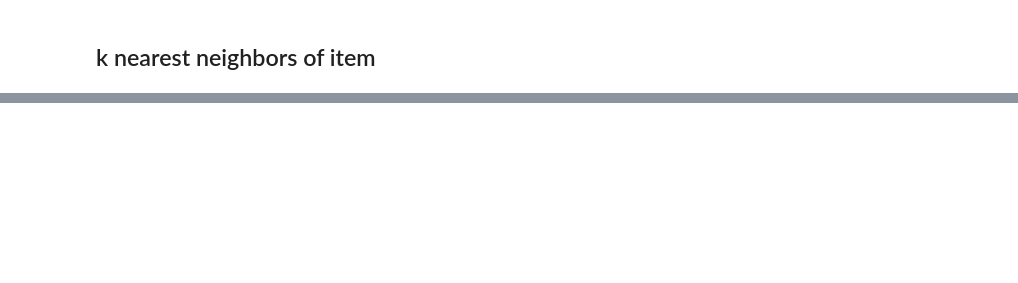
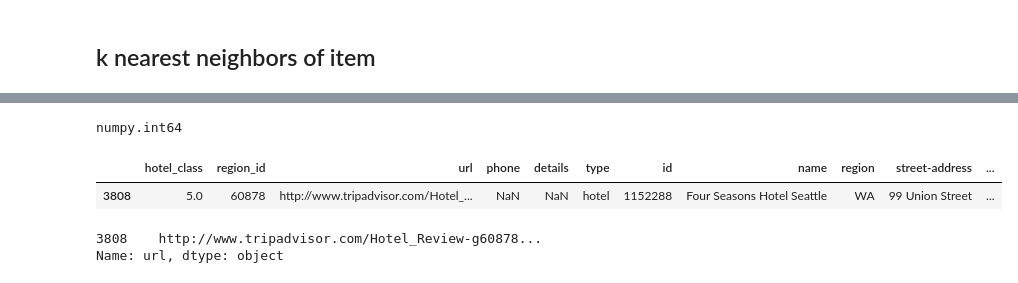
Before and after one commit to albasitdikova/Hotel_recommender_system, a Jupyter notebook: Recommendation_system.ipynb, the cells around one changed output, grey strips where cells are left out. Cells and saved outputs as stored; diff of their text form; code cells hidden in the pictures; blank space fills up the shorter version.

Commit message:
added KNN for new users

```diff
--- a/Recommendation_system.ipynb
+++ b/Recommendation_system.ipynb
@@ -712,0 +992,18 @@ Index(['8C0B42FF3C0FA366A21CFD785302A032', '93338', '5'], dtype='object')
+# %%
+df_offering = pd.read_csv('/Users/albinasitdikova/Project_5/df_offering.csv')
+# %%
+type(df_offering.id[0])
+# %% [output]
+numpy.int64
+# %%
+df_offering['id'] = df_offering['id'].astype(str)
+# %%
+df_offering[df_offering.id == '1152288']
+# %% [output]
+|  | hotel_class | region_id | url | phone | details | type | id | name | region | street-address | ... |
+| 3808 | 5.0 | 60878 | http://www.tripadvisor.com/Hotel_... | NaN | NaN | hotel | 1152288 | Four Seasons Hotel Seattle | WA | 99 Union Street | ... |
+# %%
+df_offering.url[df_offering.id == '1152288']
+# %% [output]
+3808    http://www.tripadvisor.com/Hotel_Review-g60878...
+Name: url, dtype: object
```
Also changed, not shown: parts of 77 cells of this notebook.
